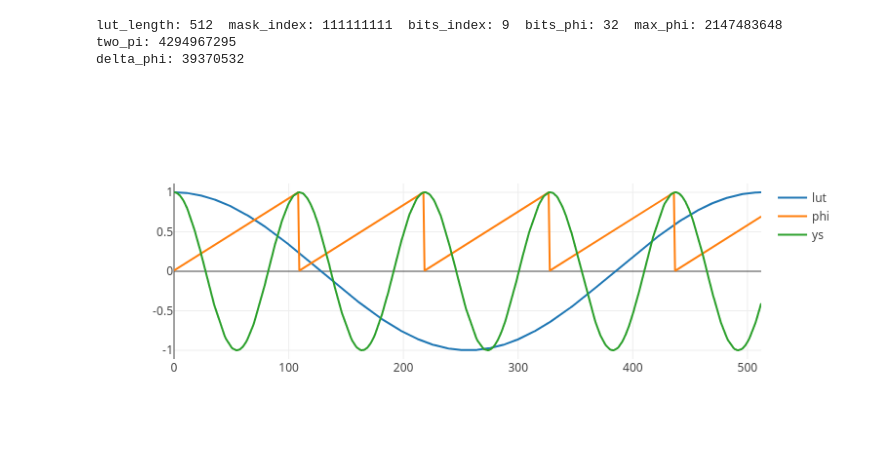
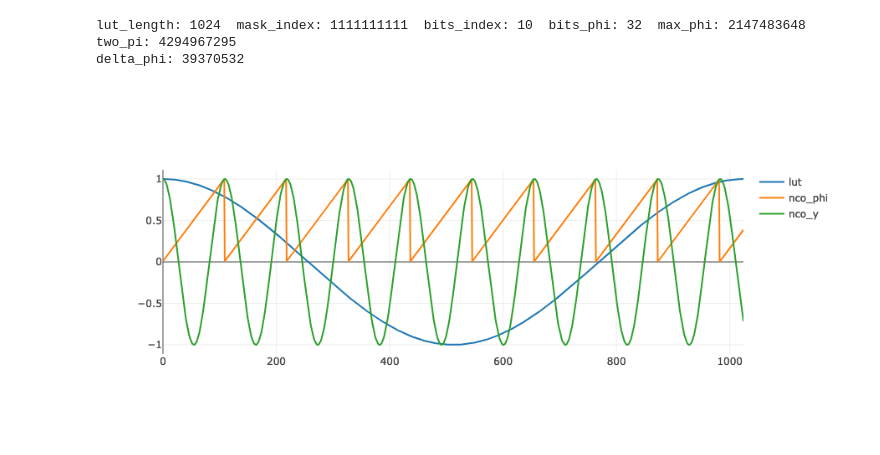
Before and after one commit to antoinevg/notebooks-jupyter, a Jupyter notebook: rust-nco.ipynb, the cells around one changed output. Cells and saved outputs as stored; diff of their text form; code cells hidden in the pictures.

```diff
--- a/rust-nco.ipynb
+++ b/rust-nco.ipynb
@@ -31,19 +23 @@ fn sinusoid(fs: f32, f: f32, phi: f32, samples: usize) -> Vec<f32> {
 }
-# %%
-let fs = 100.;
-let f = 1.;
-let phi = -PI / 2.;
-let samples = fs as usize;
-let t = samples as f32 / fs;
-
-// plot it
-// let xs: Vec<f32> = linspace(0., (samples - 1) as f32, samples).collect();
-let xs: Vec<f32> = linspace(0., t, samples).collect();
-
-let ys_sinusoid = sinusoid(fs, f, phi, samples);
-
-let mut plot = Plot::new();
-plot.add_trace(Scatter::new(xs.clone(), ys_sinusoid).mode(Mode::Lines).name("sinusoid"));
-
-plot.set_layout(Layout::new().height(400));
-plot.lab_display();
@@ -136,38 +99,32 @@ impl Nco {
 # %%
-let fs = 512.;
-let lut_length = fs as usize;
+let lut_length = 1024;
+let mut nco = Nco::new(lut_length);
 
-let xs: Vec<f32> = linspace(0., fs, lut_length).collect();
-
-let mut nco = Nco::new(lut_length);
 //nco.set_frequency(48000., 93.75);
 //nco.set_frequency(48000., 187.);
 nco.set_frequency(48000., 440.);
-let ys_lut = nco.lut.clone();
 
-let mut ys_phi = vec![0.0; lut_length];
-for (x, y) in ys_phi.iter_mut().enumerate() {
-    let sample = nco.step();
-    let phi_max = u32::MAX; //1 << (std::mem::size_of::<u32>() * 8);
-    *y = nco.phi as f32 / phi_max as f32;
-}
+// sample range
+let xs: Vec<f32> = linspace(0., lut_length as f32, lut_length).collect();
 
+// collect accumulator output
+let ys_phi = xs.clone().iter().map(|_| {
+    nco.step();
+    nco.phi as f32 / u32::MAX as f32
+}).collect();
+
+// collect nco output
 nco.reset();
+let ys = xs.clone().iter().map(|_| nco.step()).collect();
 
-let mut ys = vec![0.0; lut_length];
-for (x, y) in ys.iter_mut().enumerate() {
-    *y = nco.step();
-}
-
+// plot all the things
 let mut plot = Plot::new();
-plot.add_trace(Scatter::new(xs.clone(), ys_lut).mode(Mode::Lines).name("lut"));
-plot.add_trace(Scatter::new(xs.clone(), ys_phi).mode(Mode::Lines).name("phi"));
-plot.add_trace(Scatter::new(xs.clone(), ys).mode(Mode::Lines).name("ys"));
-
-
+plot.add_trace(Scatter::new(xs.clone(), nco.lut.clone()).mode(Mode::Lines).name("lut"));
+plot.add_trace(Scatter::new(xs.clone(), ys_phi).mode(Mode::Lines).name("nco_phi"));
+plot.add_trace(Scatter::new(xs.clone(), ys).mode(Mode::Lines).name("nco_y"));
 plot.set_layout(Layout::new().height(400));
 plot.lab_display();
 # %% [output]
-lut_length: 512  mask_index: 111111111  bits_index: 9  bits_phi: 32  max_phi: 2147483648  two_pi: 4294967295
+lut_length: 1024  mask_index: 1111111111  bits_index: 10  bits_phi: 32  max_phi: 2147483648  two_pi: 4294967295
 delta_phi: 39370532
-[figure, old version]
+[figure, new version]
```
Also changed, not shown: parts of 8 cells of this notebook.
